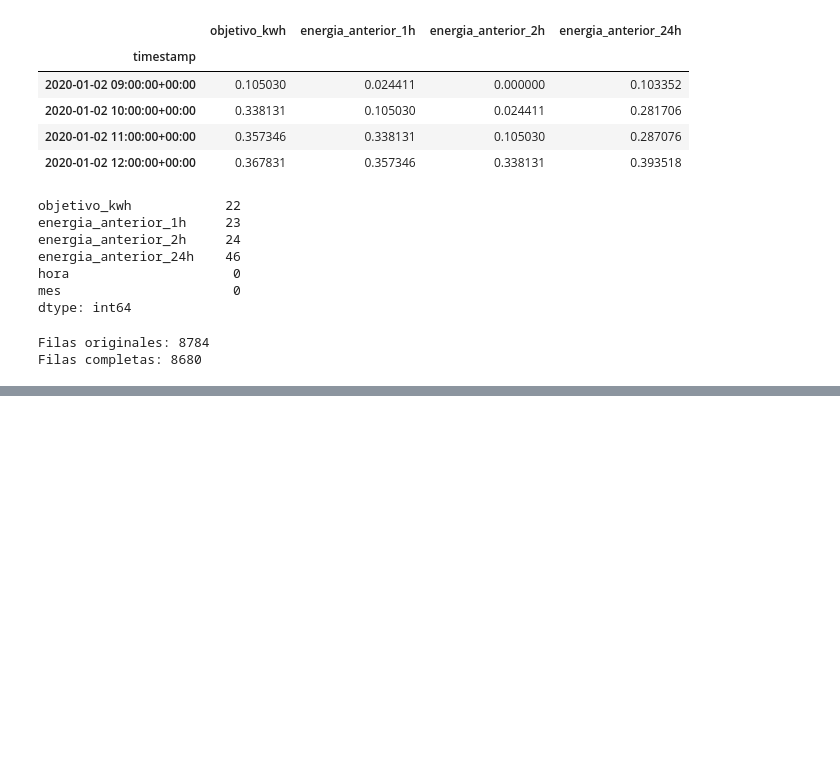
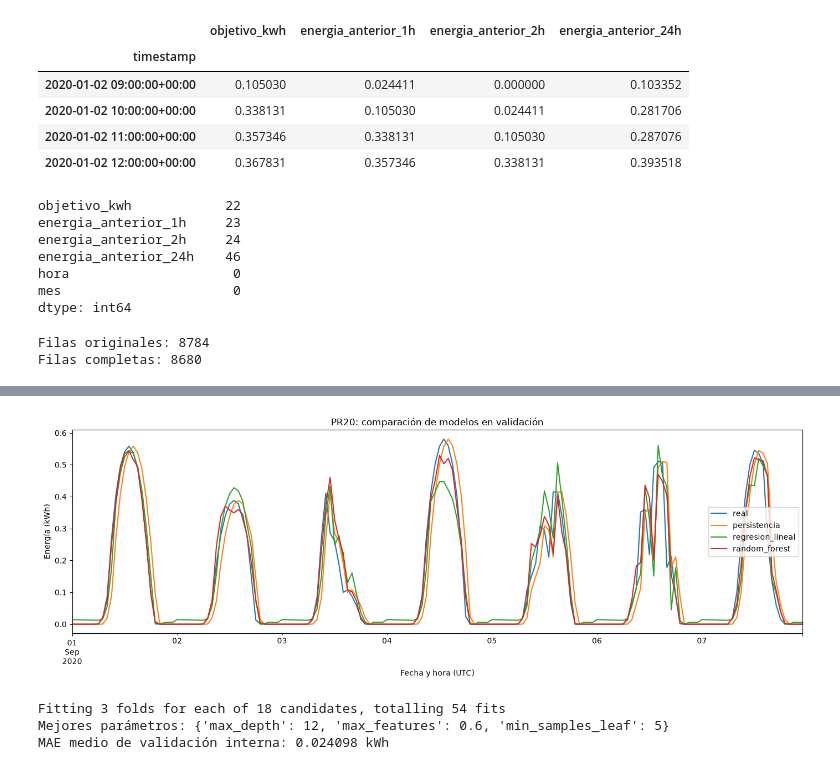
Before and after one commit to alvarofernandezsanchez/fvaa, a Jupyter notebook: notebooks/PR20.ipynb, the cells around one changed output, grey strips where cells are left out. Drawn from its saved outputs; the diff is of its cells as text; code cells hidden in the pictures; blank space fills up the shorter version.

```diff
--- a/notebooks/PR20.ipynb
+++ b/notebooks/PR20.ipynb
@@ -378,0 +603,13 @@ Filas completas: 8680
+# %%
+from sklearn.ensemble import RandomForestRegressor
+
+modelo_rf = RandomForestRegressor(
+    n_estimators=200,
+    min_samples_leaf=5,
+    random_state=42,
+    n_jobs=-1,
+)
+
+modelo_rf.fit(X_train, y_train)
+
+pred_rf = modelo_rf.predict(X_val)
@@ -378,0 +801,14 @@ Filas completas: 8680
+# %%
+modelo_rf_optimizado = busqueda_rf.best_estimator_
+
+pred_rf_optimizado = modelo_rf_optimizado.predict(X_val)
+
+df_resultados.loc[
+    "Random Forest (GridSearch)",
+    ["MAE_kwh", "RMSE_kwh"],
+] = [
+    mean_absolute_error(y_val, pred_rf_optimizado),
+    np.sqrt(mean_squared_error(y_val, pred_rf_optimizado)),
+]
+
+display(df_resultados)
@@ -378,0 +824,49 @@ Filas completas: 8680
+# %%
+df_predicciones_val["random_forest"] = pred_rf_optimizado
+
+df_predicciones_val.loc[
+    "2020-09-01":"2020-09-07",
+    ["real", "persistencia", "regresion_lineal", "random_forest"],
+].plot(
+    figsize=(14, 5),
+    title="PR20: comparación de modelos en validación",
+    xlabel="Fecha y hora (UTC)",
+    ylabel="Energía (kWh)",
+)
+
+plt.tight_layout()
+plt.show()
+# %% [output]
+[figure, added]
+# %%
+parametros_rf_refinado = {
+    "max_depth": [8, 10, 12],
+    "min_samples_leaf": [3, 5, 8],
+    "max_features": [0.6, 1.0],
+}
+
+busqueda_rf_refinada = GridSearchCV(
+    estimator=RandomForestRegressor(
+        n_estimators=200,
+        random_state=42,
+        n_jobs=1,
+    ),
+    param_grid=parametros_rf_refinado,
+    scoring="neg_mean_absolute_error",
+    cv=cv_temporal,
+    n_jobs=-1,
+    return_train_score=True,
+    verbose=1,
+)
+
+busqueda_rf_refinada.fit(X_train, y_train)
+
+print("Mejores parámetros:", busqueda_rf_refinada.best_params_)
+print(
+    f"MAE medio de validación interna: "
+    f"{-busqueda_rf_refinada.best_score_:.6f} kWh"
+)
+# %% [output]
+Fitting 3 folds for each of 18 candidates, totalling 54 fits
+Mejores parámetros: {'max_depth': 12, 'max_features': 0.6, 'min_samples_leaf': 5}
+MAE medio de validación interna: 0.024098 kWh
```
Also changed, not shown: parts of 58 cells of this notebook.
